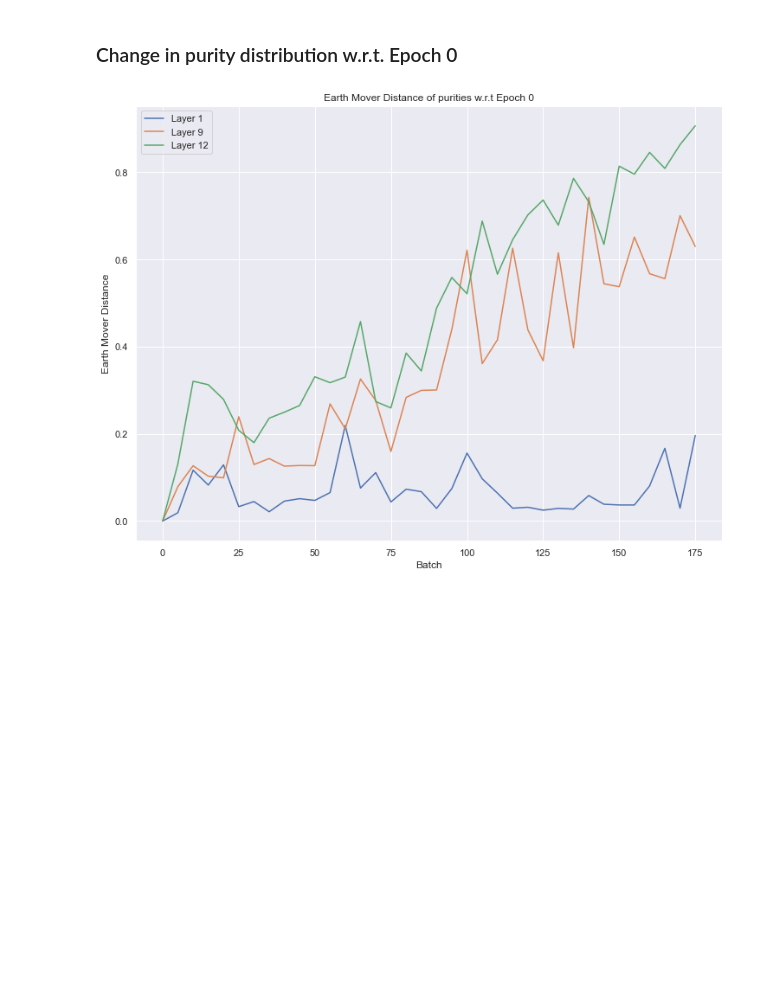
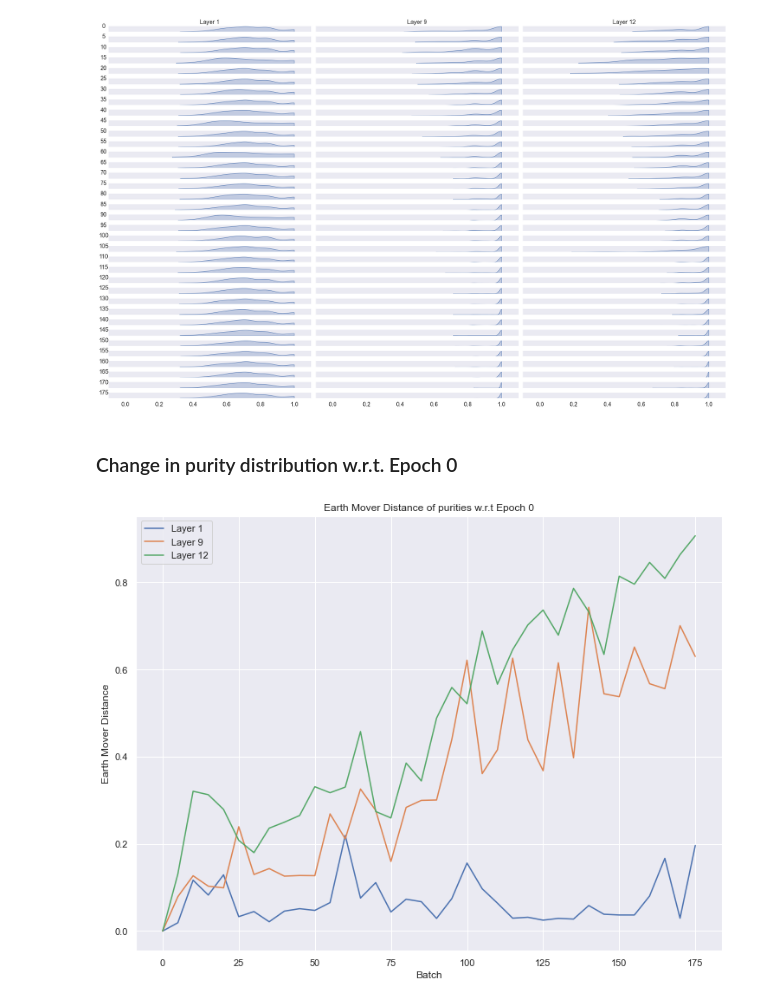
Before and after one commit to tdavislab/TopoBERT, a Jupyter notebook: notebooks/impuritiesv3.ipynb, the cells around one changed output. Saved outputs shown, nothing was run; the diff lists cells and outputs as text; code cells hidden in the pictures; blank space fills up the shorter version.

```diff
--- a/notebooks/impuritiesv3.ipynb
+++ b/notebooks/impuritiesv3.ipynb
@@ -40,7 +43,8 @@ LAYERS = [1, 9, 12]
 # LAYERS = [1, 9, 12]
 
 DATA = 'train'
-DATASET = 'roberta'
+# DATASET = 'roberta'
+DATASET = 'ss-role'
 # %%
 @dataclass
 class Config:
@@ -371,23 +412,35 @@ def plot_kljs_labelled(purity_dfs, plot_labels, axes):
 
     return kl_divs_computed, jen_shannon_computed, earth_mover_computed
 # %%
+plt.rc('axes', labelsize=16, titlesize=16)
+plt.rc('xtick', labelsize=16)
+# plt.rc('figure', titlesize=16)
+
+data_dfs = []
+figs = []
+
 for layer in LAYERS:
     graphs = []
 
     for fileindex in tqdm(range(0, NUM_EPOCHS, EPOCH_GAP)):
         # config = Config(iteration=fileindex, layer=layer, metric='euclidean', filter_func='l2', intervals=50, overlap=0.5, min_samples=3)
         # graphs.append(get_graph(config, caching=True))
         graph = get_graph(DATASET, 'euclidean', 'l2', 50, 50, fileindex, layer, 'train', min_samples=3)
         graphs.append(graph)
 
     labels = sorted(read_labels(f'../backend/data/{DATASET}/entities/{DATA}.txt', dataset=DATASET).label.unique().tolist())
 
     # convert label to dict with positions as value
     label_dict = {label: i for i, label in enumerate(labels)}
 
     nodewise_purities = compute_nodewise_purities(graphs, method='entropy')
-    plot_ridge_plots(nodewise_purities, 'iteration', 'purity', layer, title_text=f'Layer {layer}', hist=False)
+    data_dfs.append(nodewise_purities)
+
     # plot_kljs(nodewise_purities, layer)
+
+plot_ridge_plots_simult(data_dfs, 'iteration', 'purity', LAYERS, title_text=f'Layer 1_9_12', hist=False)
+# %% [output]
+[figure, added]
 # %% [markdown]
 ### Change in purity distribution w.r.t. Epoch 0
 # %%
```
Also changed, not shown: parts of 2 cells of this notebook, 2 other files.
